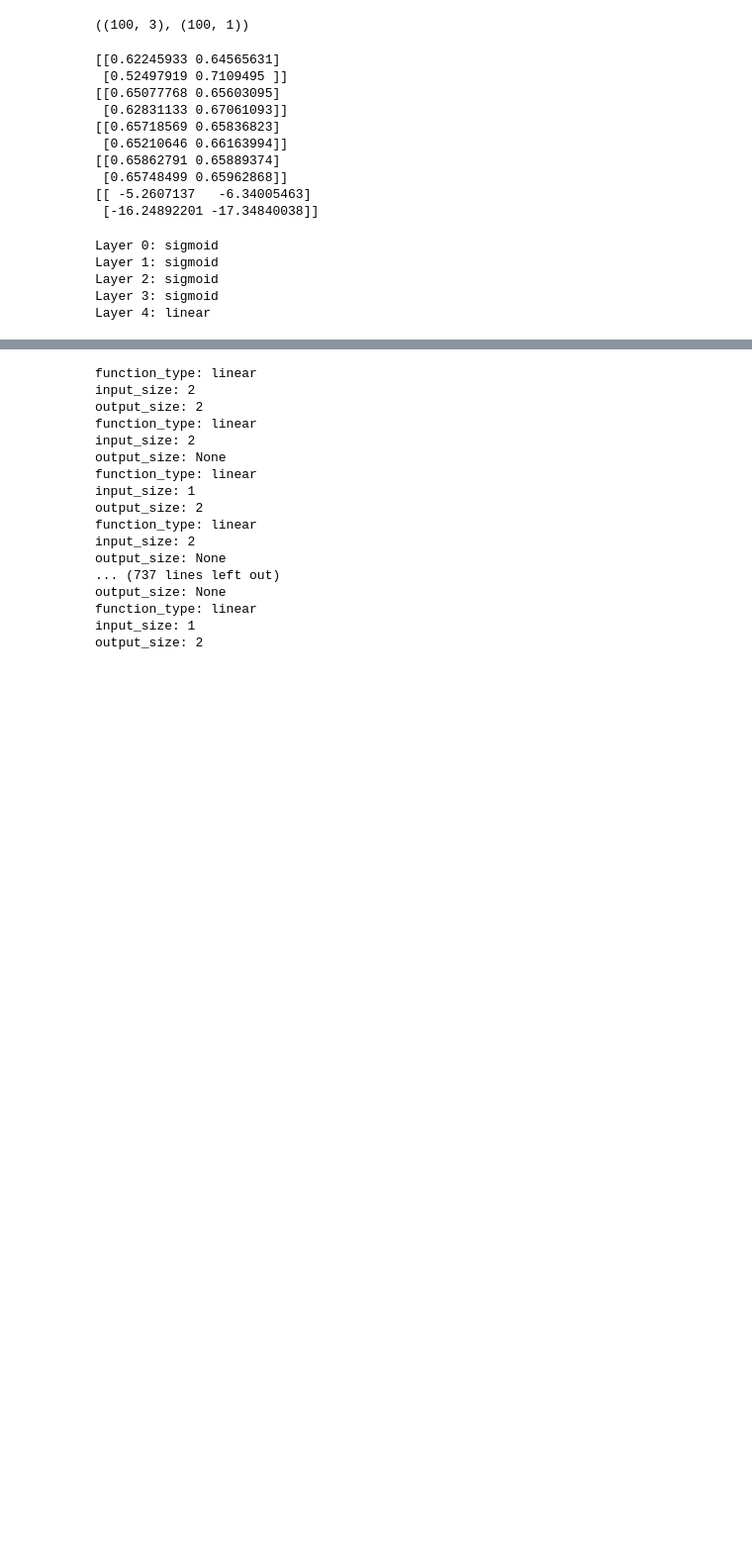
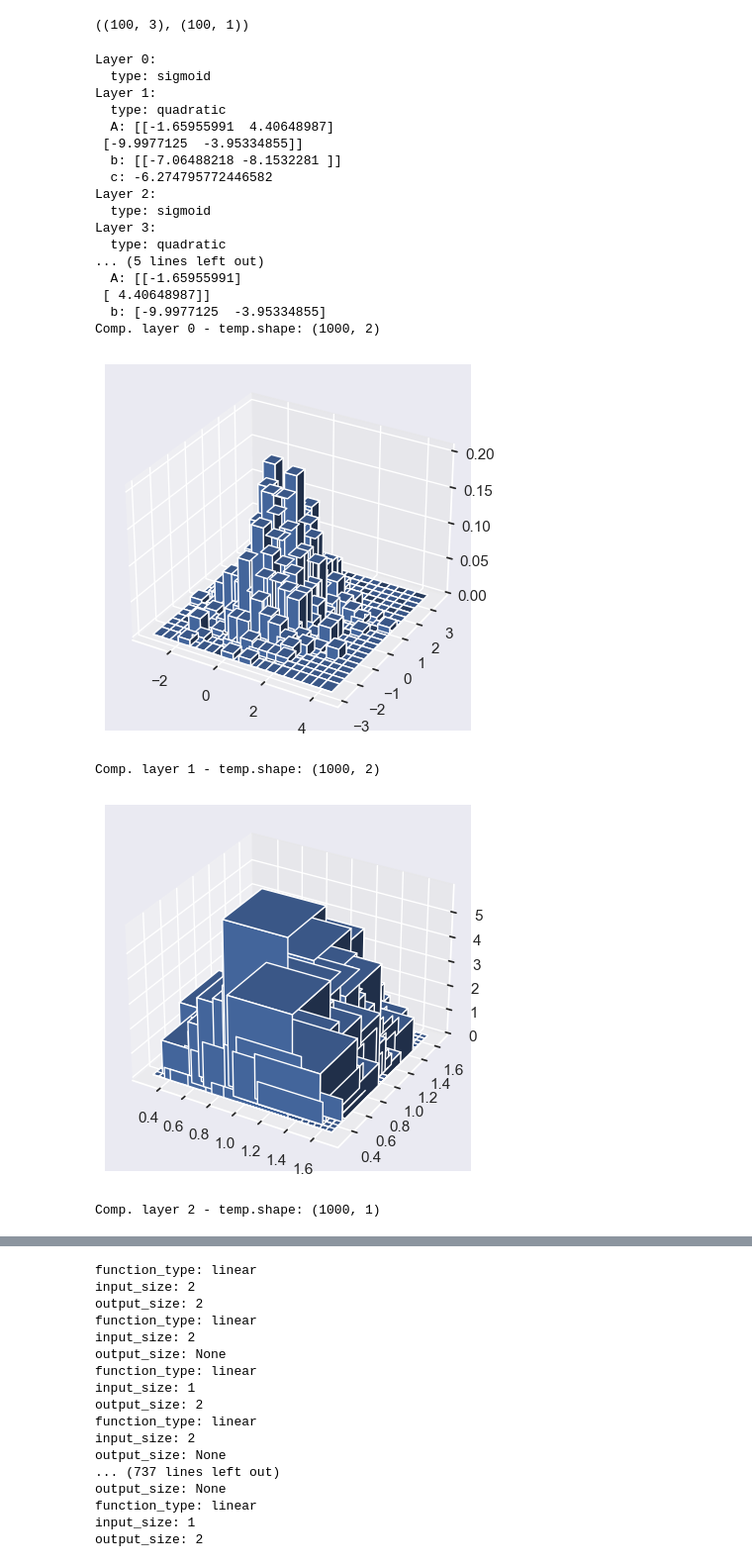
Before and after one commit to Ramlaoui/tdl-express-distributions, a Jupyter notebook: experiments.ipynb, the cells around one changed output, grey strips where cells are left out. Shown at 99% size. Saved outputs shown, nothing was run; the diff lists cells and outputs as text; code cells hidden in the pictures; blank space fills up the shorter version.

```diff
--- a/experiments.ipynb
+++ b/experiments.ipynb
@@ -33,58 +33,59 @@ linear_functions = FunctionDistrib(n, d, l, function_type="linear", prior="unifo
 linear_functions.Z.shape, linear_functions.Y.shape
 # %% [output]
 ((100, 3), (100, 1))
-# %%
-x = np.array([[0.5, 0.6], [0.1, 0.9]]).reshape(-1, 2)
-
-for i in range(len(trainer.function_distrib.functions)):
-    x = trainer.function_distrib.functions[i](x)
-    print(x)
-# %% [output]
-[[0.62245933 0.64565631]
- [0.52497919 0.7109495 ]]
-[[0.65077768 0.65603095]
- [0.62831133 0.67061093]]
-[[0.65718569 0.65836823]
- [0.65210646 0.66163994]]
-[[0.65862791 0.65889374]
- [0.65748499 0.65962868]]
-[[ -5.2607137   -6.34005463]
- [-16.24892201 -17.34840038]]
 # %%
+%matplotlib inline
 from src.trainer import Trainer
 
 config = {
     "function_distrib":{
         "n": 1000,
         "d": 2,
         "l": 5,
         "output_size": 2,
-        "function_type": "linear-sigmoid",
+        "function_type": "quadratic-sigmoid-linear",
         "output_function": "linear",
         "prior": "gaussian", # uniform_cube, uniform_ball, gaussian, gaussian_mixture
         "seed": 1,
     },
 
     "model": {
         # "input_size": # infer
         # "output_size": # infer
-        "hidden_size": 40,
-        "n_hidden_layers": 2
+        "hidden_size": 100,
+        "n_hidden_layers": 4
     },
 
     "optimizer": {
         "lr": 0.001,
     },
 
     "epochs": 300,
 }
 
 trainer = Trainer(config, is_debug=False)
 trainer.function_distrib.get_function_types()
+trainer.function_distrib.generate_data(visualize=True)
 losses, w2_distances = trainer.train()
 # %% [output]
-Layer 0: sigmoid
-Layer 1: sigmoid
-Layer 2: sigmoid
-Layer 3: sigmoid
-Layer 4: linear
+Layer 0:
+  type: sigmoid
+Layer 1:
+  type: quadratic
+  A: [[-1.65955991  4.40648987]
+ [-9.9977125  -3.95334855]]
+  b: [[-7.06488218 -8.1532281 ]]
+  c: -6.274795772446582
+Layer 2:
+  type: sigmoid
+Layer 3:
+  type: quadratic
+... (5 lines left out)
+  A: [[-1.65955991]
+ [ 4.40648987]]
+  b: [-9.9977125  -3.95334855]
+Comp. layer 0 - temp.shape: (1000, 2)
+[figure, added]
+Comp. layer 1 - temp.shape: (1000, 2)
+[figure, added]
+Comp. layer 2 - temp.shape: (1000, 1)
```
Also changed, not shown: parts of 5 cells of this notebook, 1 other file.
